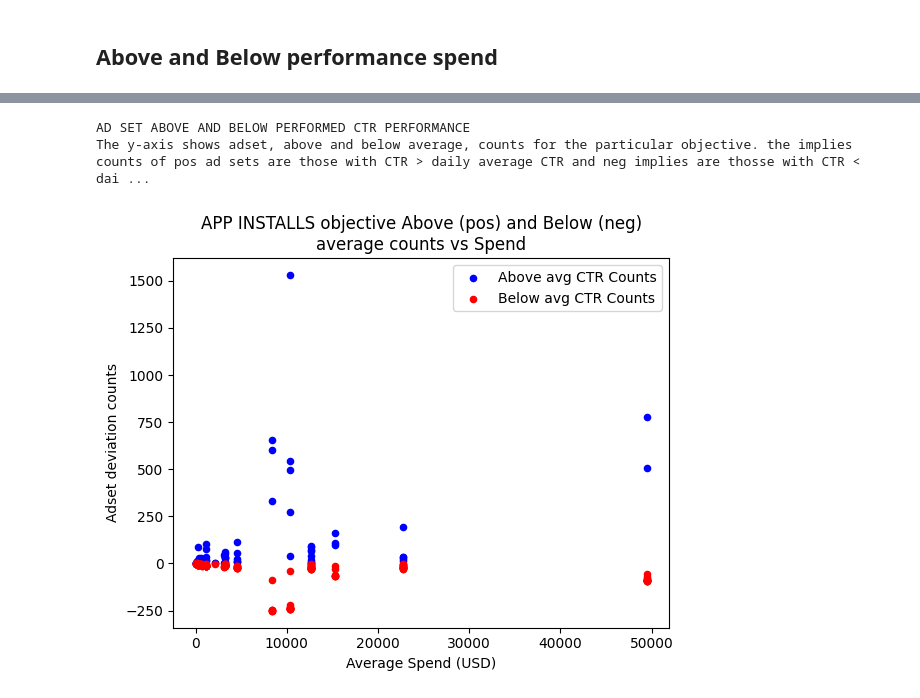
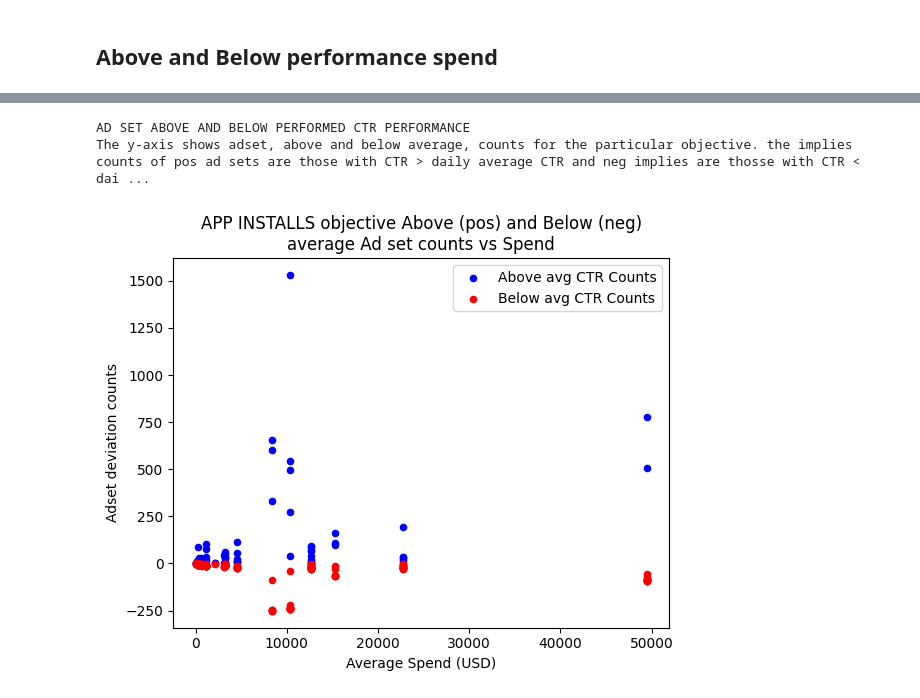
Before and after one commit to waidyanatha/madgicx, a Jupyter notebook: mining/notebooks/budget/evaluation/mx_perform_metrics.ipynb, the cells around one changed output, grey strips where cells are left out. Drawn from its saved outputs; the diff is of its cells as text; code cells hidden in the pictures.

```diff
--- a/mining/notebooks/budget/evaluation/mx_perform_metrics.ipynb
+++ b/mining/notebooks/budget/evaluation/mx_perform_metrics.ipynb
@@ -307,24 +304,24 @@ negative metric 220 and postive metric 86 rows to plot
 # %%
 # fig, ax = plt.subplots(1, figsize=(10, 10))
 print(f"Ad set Above and Below performed {_metric_diff.split('_')[1]} performance".upper()+\
       "\nThe y-axis shows adset, above and below average, counts for the particular objective. "+\
       f"the implies counts of pos ad sets are those with {_metric_diff.split('_')[1].upper()} > "+\
       f"daily average {_metric_diff.split('_')[1].upper()} and neg implies are thosse with "+\
       f"{_metric_diff.split('_')[1].upper()} < daily average {_metric_diff.split('_')[1].upper()}.\n")
 
 ax = _pos_metric.plot(x='spend_mean', y=_metric_diff, kind='scatter',
                       color='blue', label=f"Above avg {_metric_diff.split('_')[1].upper()} Counts")
 _neg_metric.plot(ax=ax, x='spend_mean', y=_metric_diff, kind='scatter',
                  color='red', label=f"Below avg {_metric_diff.split('_')[1].upper()} Counts")
 
 ax.set_title(f"{_objective.replace('_',' ').upper()} "+\
-             "objective Above (pos) and Below (neg)\naverage counts vs Spend")
+             "objective Above (pos) and Below (neg)\naverage Ad set counts vs Spend")
 ax.set_xlabel('Average Spend (USD)')
 ax.set_ylabel('Adset deviation counts')
 ax.legend(loc='upper right')
 
 plt.show()
 # %% [output]
 AD SET ABOVE AND BELOW PERFORMED CTR PERFORMANCE
 The y-axis shows adset, above and below average, counts for the particular objective. the implies counts of pos ad sets are those with CTR > daily average CTR and neg implies are thosse with CTR < dai ...
-[figure, old version]
+[figure, new version]
```
Also changed, not shown: parts of 6 cells of this notebook, 3 other files.
